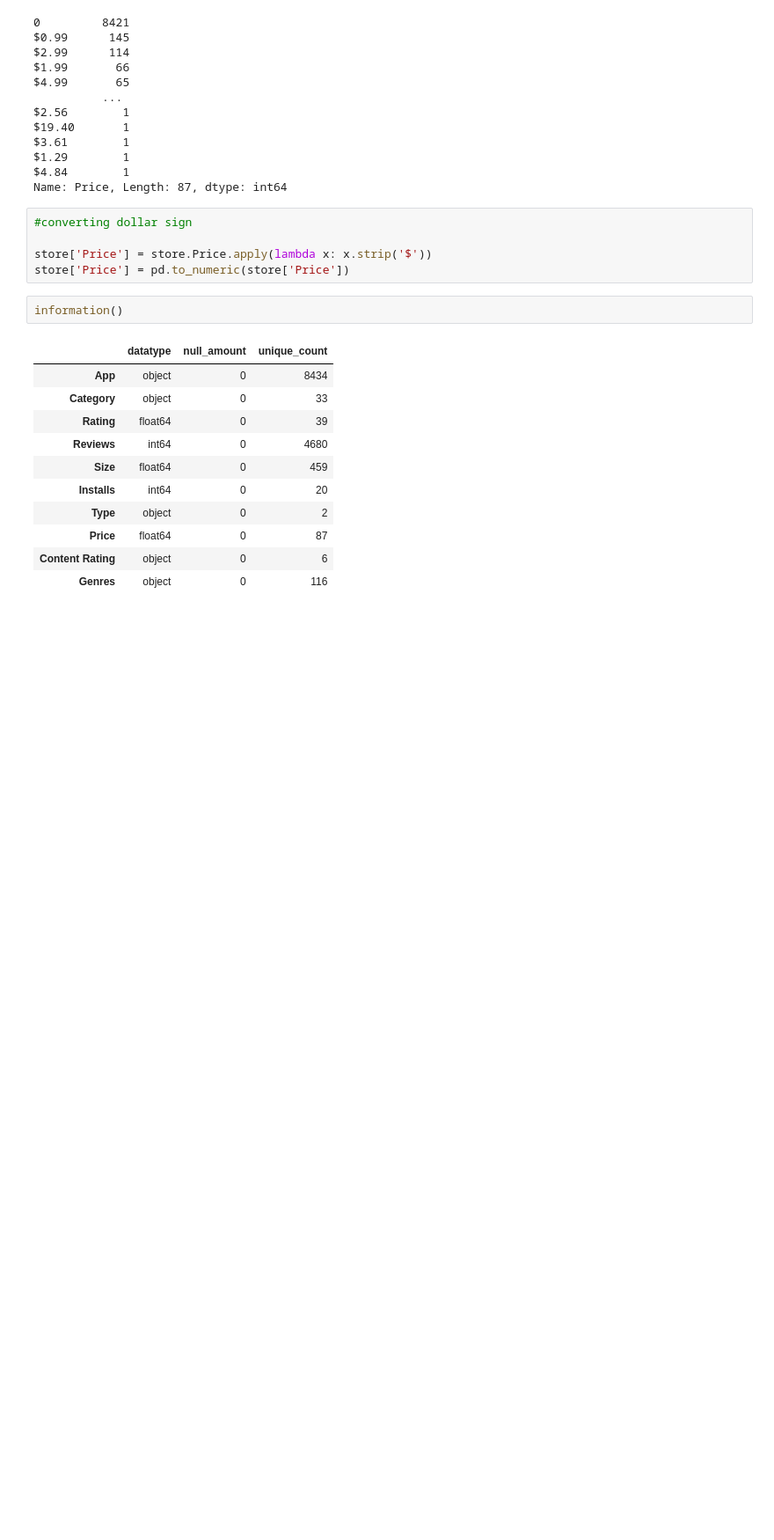
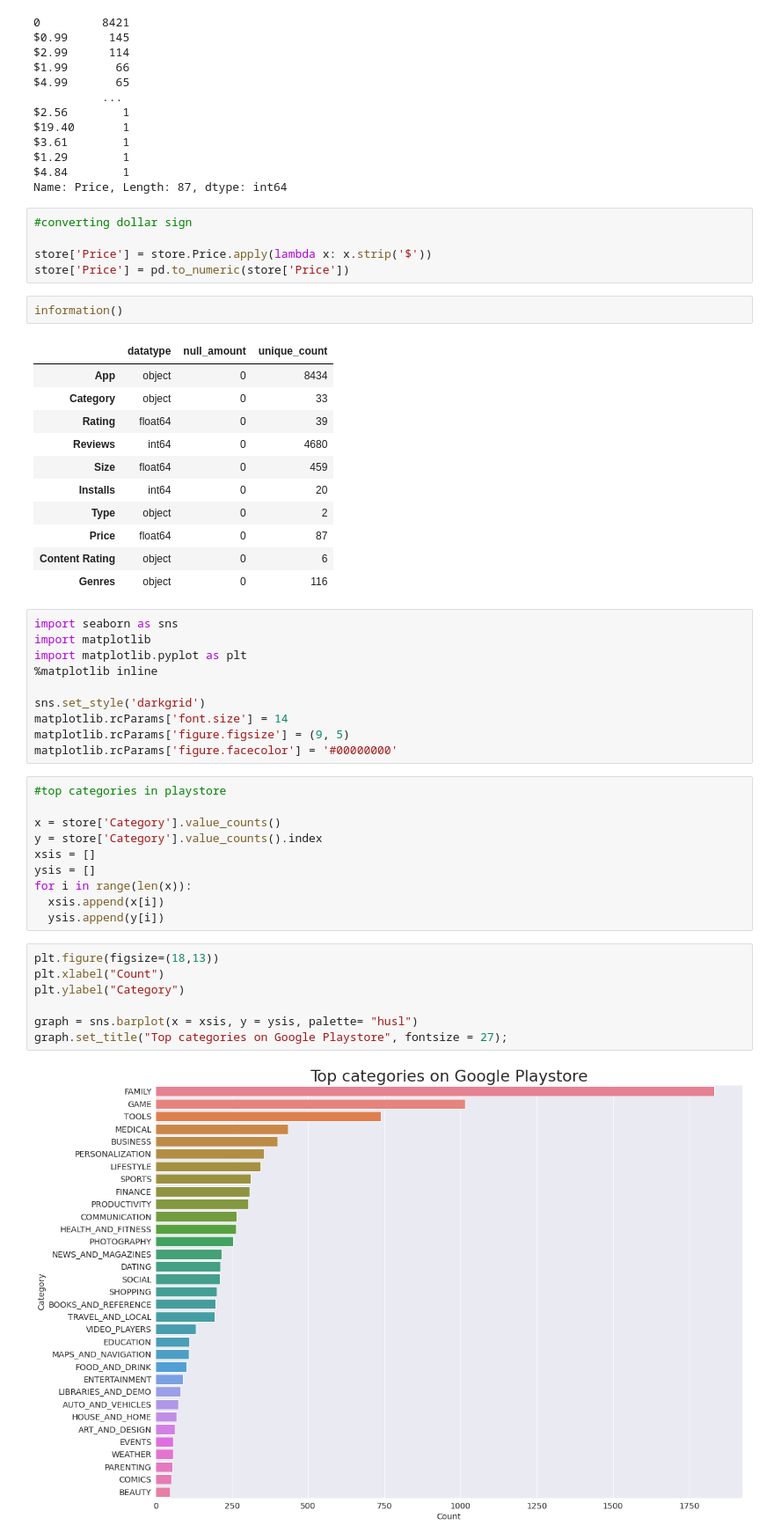
Before and after one commit to ayushakar1/Pycamp, a Jupyter notebook: project_ayusha.ipynb, the cells around one changed output. Shown at 88% size. Saved outputs shown, nothing was run; the diff lists cells and outputs as text; blank space fills up the shorter version.

```diff
--- a/project_ayusha.ipynb
+++ b/project_ayusha.ipynb
@@ -264,3 +264,32 @@ information()
 | Price | float64 | 0 | 87 |
 | Content Rating | object | 0 | 6 |
 | Genres | object | 0 | 116 |
+# %%
+import seaborn as sns
+import matplotlib
+import matplotlib.pyplot as plt
+%matplotlib inline
+
+sns.set_style('darkgrid')
+matplotlib.rcParams['font.size'] = 14
+matplotlib.rcParams['figure.figsize'] = (9, 5)
+matplotlib.rcParams['figure.facecolor'] = '#00000000'
+# %%
+#top categories in playstore
+
+x = store['Category'].value_counts()
+y = store['Category'].value_counts().index
+xsis = []
+ysis = []
+for i in range(len(x)):
+  xsis.append(x[i])
+  ysis.append(y[i])
+# %%
+plt.figure(figsize=(18,13))
+plt.xlabel("Count")
+plt.ylabel("Category")
+
+graph = sns.barplot(x = xsis, y = ysis, palette= "husl")
+graph.set_title("Top categories on Google Playstore", fontsize = 27);
+# %% [output]
+[figure, added]
```
Also changed, not shown: parts of 5 cells of this notebook.
